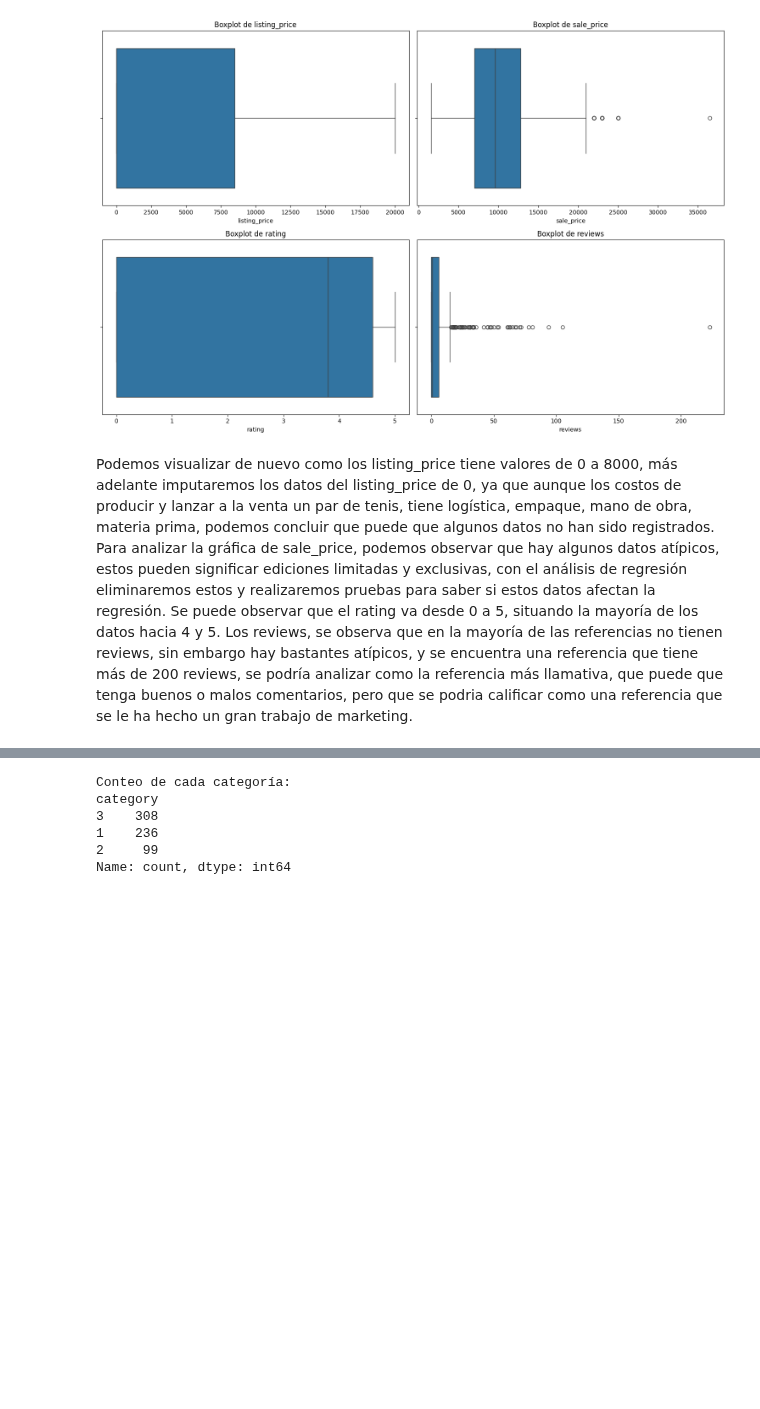
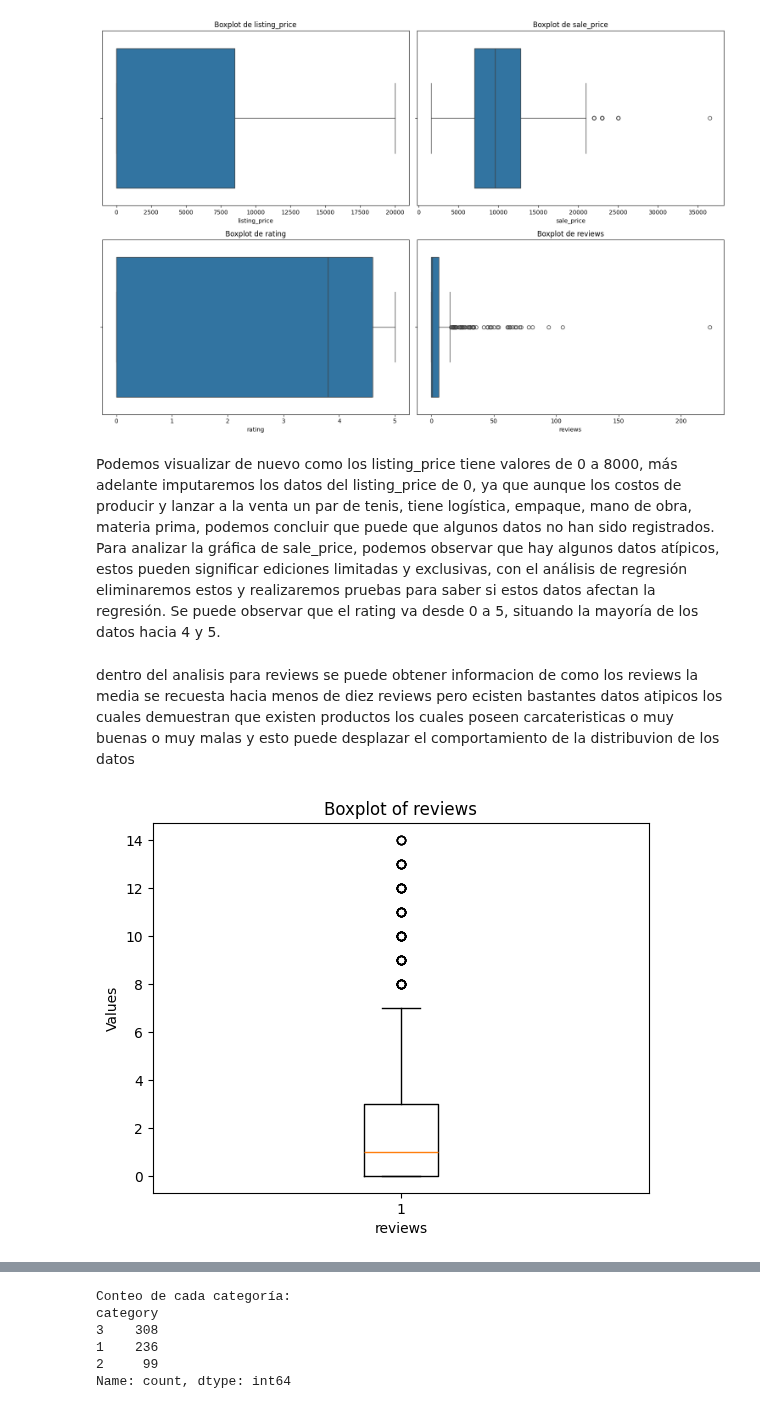
Before and after one commit to pau1ag/caso1, a Jupyter notebook: solucion_caso.ipynb, the cells around one changed output, grey strips where cells are left out. Drawn from its saved outputs; the diff is of its cells as text; code cells hidden in the pictures; blank space fills up the shorter version.

Commit message:
atp reviews

```diff
--- a/solucion_caso.ipynb
+++ b/solucion_caso.ipynb
@@ -190,4 +190,26 @@ plt.show()
 Podemos visualizar de nuevo como los listing_price tiene valores de 0 a 8000, más adelante imputaremos los datos del listing_price de 0, ya que aunque los costos de producir y lanzar a la venta un par de tenis, tiene logística, empaque, mano de obra, materia prima, podemos concluir que puede que algunos datos no han sido registrados.
 Para analizar la gráfica de sale_price, podemos observar que hay algunos datos atípicos, estos pueden significar ediciones limitadas y exclusivas, con el análisis de regresión eliminaremos estos y realizaremos pruebas para saber si estos datos afectan la regresión.
 Se puede observar que el rating va desde 0 a 5, situando la mayoría de los datos hacia 4 y 5.
-Los reviews, se observa que en la mayoría de las referencias no tienen reviews, sin embargo hay bastantes atípicos, y se encuentra una referencia que tiene más de 200 reviews, se podría analizar como la referencia más llamativa, que puede que tenga buenos o malos comentarios, pero que se podria calificar como una referencia que se le ha hecho un gran trabajo de marketing.
+# %% [markdown]
+dentro del analisis para reviews se puede obtener informacion de como los reviews la media se recuesta hacia menos de diez reviews pero ecisten bastantes datos atipicos los cuales demuestran que existen productos los cuales poseen carcateristicas o muy buenas o muy malas y esto puede desplazar el comportamiento de la distribuvion de los datos
+# %%
+import pandas as pd
+import matplotlib.pyplot as plt
+import numpy as np
+
+Q1 = df['reviews'].quantile(0.25)
+Q3 = df['reviews'].quantile(0.75)
+IQR = Q3 - Q1
+
+lower_bound = Q1 - 1.5 * IQR
+upper_bound = Q3 + 1.5 * IQR
+
+df_sin_atip_reviews = df[(df['reviews'] > lower_bound) & (df['reviews'] < upper_bound)]
+
+plt.boxplot(df_sin_atip_reviews['reviews'])
+plt.xlabel('reviews')
+plt.ylabel('Values')
+plt.title('Boxplot of reviews')
+plt.show()
+# %% [output]
+[figure, added]
```
Also changed, not shown: parts of 4 cells of this notebook.
